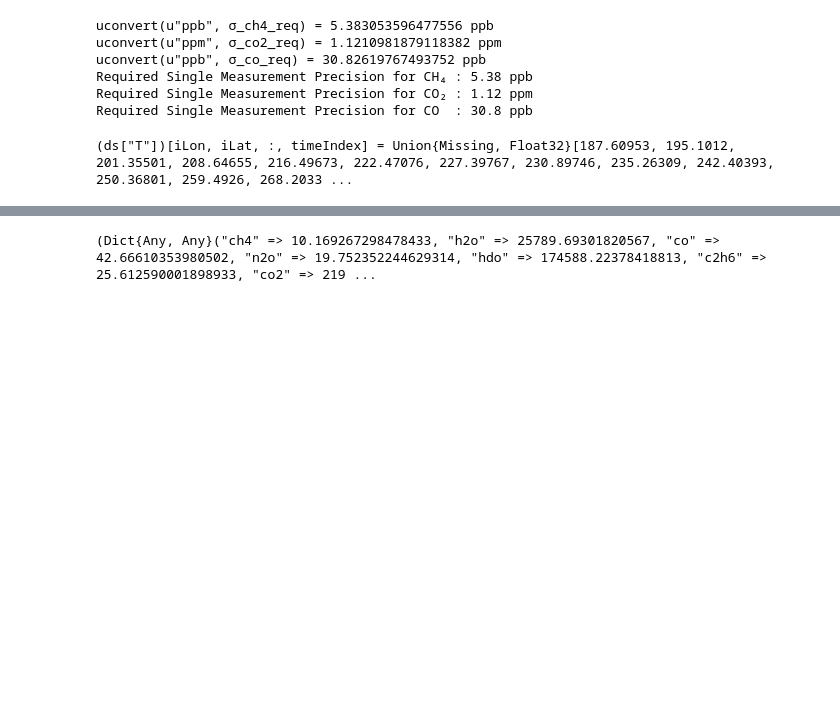
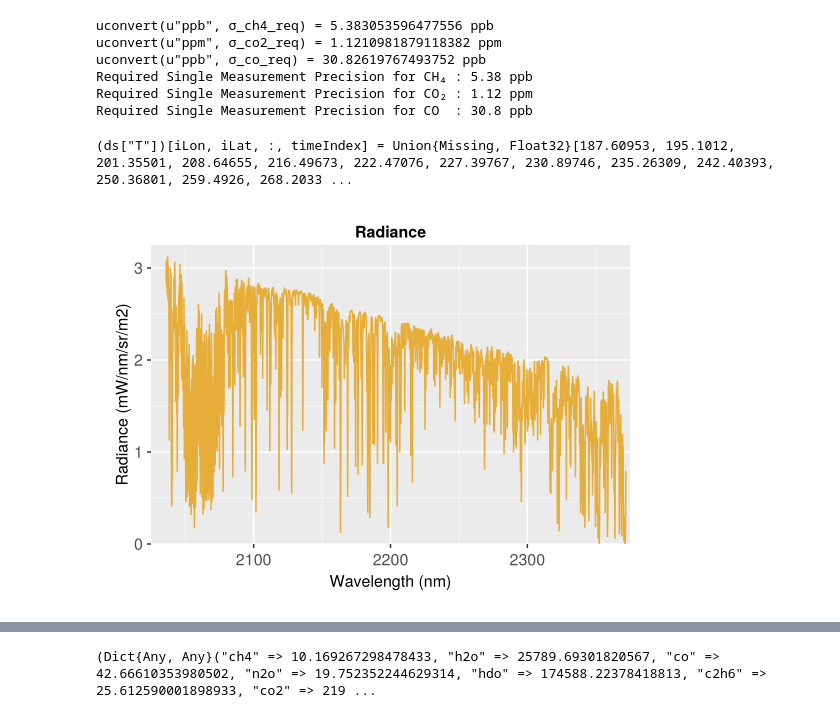
Before and after one commit to Carbon-I/CarbonI, a Jupyter notebook: src/notebooks/ParameterSensitivity.ipynb, the cells around one changed output, grey strips where cells are left out. Cells and saved outputs as stored; diff of their text form; code cells hidden in the pictures; blank space fills up the shorter version.

Commit message:
radiance and signal spectrum plots for foldout

```diff
--- a/src/notebooks/ParameterSensitivity.ipynb
+++ b/src/notebooks/ParameterSensitivity.ipynb
@@ -100,3 +101,83 @@ soil_cbe, x_cbe, solarIrr_cbe, σ_matrix_cbe, profile_cbe, h_cbe, Sₐ_cbe = set
 wll = req_specs.modelling_wl;
 refl_req   = scenario.surface_albedo(wll);
 refl_cbe   = scenario.surface_albedo(wll);
+# %%
+# Illustrate the radiance at sensor using high-spectral-resolution sampling
+# Construct a forward model for the reference case
+
+include("/Users/drt/src/CarbonI-drt/src/Requirements/instrument.jl")
+
+fine_inst = build_instrument(
+        FPA_quantum_efficiency = 0.88,
+        bench_efficiency = 0.657,
+        readout_noise = 101.5, # Includes quantization error
+        dark_current = 3e3u"1/s",
+        SSI = 0.1u"nm",
+        FWHM = 0.1,
+        FWHM_gaussian = 0.1,
+        lower_wavelength = 2036.0,
+        upper_wavelength = 2372.0,
+        pixel_size_global = 345u"m",
+        pixel_size_target = 34.5u"m"
+    )
+
+co2, ch4, h2o, hdo, n2o, co, co2_iso2, c2h6 = CarbonI.loadXSModels();
+DS = Dataset(CarbonI.solar_file)
+wlSol = 1e3*DS["wl"][:]
+solar_irr = 1e3*DS["solar_irr"][:] # convert to mW/m2/nm
+close(DS)
+hitran_array = (co2, h2o, ch4, co, n2o, hdo, co2_iso2, c2h6);
+
+# Precompute the cross sections:
+σ_matrix_hr = CarbonI.compute_profile_crossSections(scenario.profile_hr, hitran_array , req_specs.modelling_wl);
+
+nL = length(scenario.profile_hr.T)
+
+vmr_co2 = zeros(nL) .+ 407e-6
+vmr_ch4 = zeros(nL) .+ 1.8e-6
+vmr_ch4[1:3] .= 1.4e-6
+vmr_h2o = scenario.profile_hr.vcd_h2o ./ scenario.profile_hr.vcd_dry
+vmr_co  = zeros(nL) .+ 100e-9
+vmr_n2o = zeros(nL) .+ 337e-9
+vmr_n2o[1:3] .= 100e-9
+vmr_hdo = vmr_h2o * 0.9
+vmr_c2h6 = zeros(nL) .+ 1.0e-9
+vmrs = [vmr_co2, vmr_h2o, vmr_ch4,vmr_co, vmr_n2o, vmr_hdo, vmr_co2, vmr_c2h6];
+
+sol  = CubicSplineInterpolation(range(wlSol[1],wlSol[end], length=length(wlSol)),solar_irr, extrapolation_bc=Interpolations.Flat());
+
+n_layers = 10;
+profile, σ_matrix, indis, gasProfiles = CarbonI.reduce_profile(n_layers, scenario.profile_hr, σ_matrix_hr,vmrs)
+nLeg = 10
+xPoly = zeros(nLeg).+eps()
+xPoly[1] = 1.0
+x = [reduce(vcat,gasProfiles) ; xPoly ];
+
+f = Figure(resolution=(550,400))
+ax = Axis(f[1,1], xlabel="Wavelength (nm)", ylabel="Radiance (mW/nm/sr/m2)",  title="Radiance")
+q=forward_model_x_(x,
+						 sun=solarIrr_req,
+						 instrument=fine_inst.instrument_kernel,
+			             reflectance=refl_req,
+			             sza=scenario.sza,
+			             σ_matrix=σ_matrix,
+					     profile=profile,
+			             wl=fine_inst.modelling_wl)
+
+q2=forward_model_x_(x,
+						 sun=solarIrr_req,
+						 instrument=req_specs.instrument_kernel,
+			             reflectance=refl_req,
+			             sza=scenario.sza,
+			             σ_matrix=σ_matrix,
+					     profile=profile,
+			             wl=req_specs.modelling_wl)
+
+lines!(ax,fine_inst.instrument_wl,q,color=CarbonI_colors[1],label="Simulated Reflected Radiance")
+#axislegend(ax,position = :lt)
+xlims!(ax,2025,2375)
+ylims!(ax,0,3.25)
+save("/Users/drt/src/CarbonI-drt/plots/final/SimulatedRadiance.pdf",f)
+f
+# %% [output]
+[figure, added]
```
Also changed, not shown: parts of 7 cells of this notebook.
